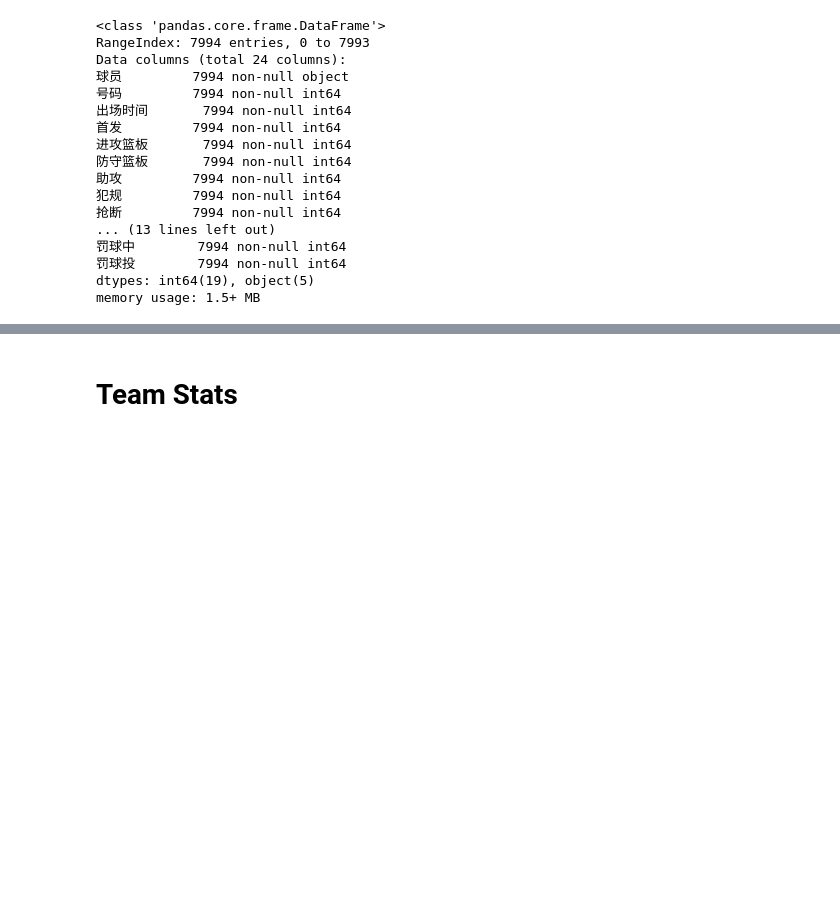
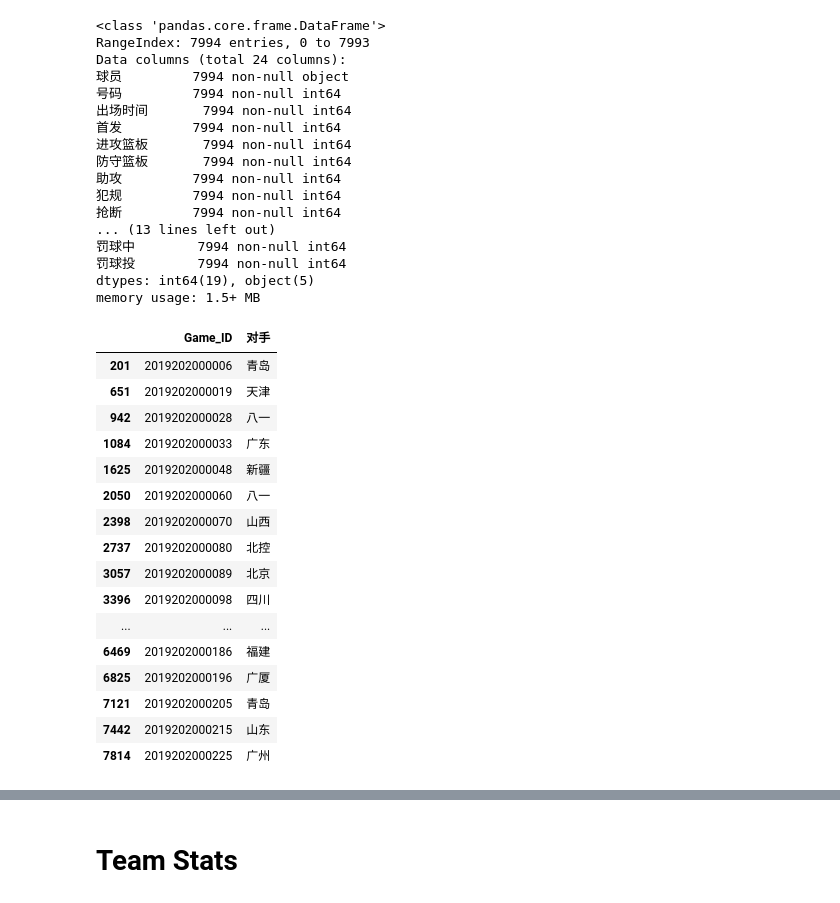
Before and after one commit to JJnotJimmyJohn/CBA-stats-dev, a Jupyter notebook: All_Game_Stats_Processing.ipynb, the cells around one changed output, grey strips where cells are left out. Cells and saved outputs as stored; diff of their text form; code cells hidden in the pictures; blank space fills up the shorter version.

```diff
--- a/All_Game_Stats_Processing.ipynb
+++ b/All_Game_Stats_Processing.ipynb
@@ -41,3 +41,26 @@ Data columns (total 24 columns):
 罚球投        7994 non-null int64
 dtypes: int64(19), object(5)
 memory usage: 1.5+ MB
+# %%
+player_stats = games_stats.loc[games_stats['球员']=='夏钰博',:]
+filter_df = player_stats[['Game_ID','对手']].copy().drop_duplicates()
+# %%
+filter_df
+# %% [output]
+|  | Game_ID | 对手 |
+| 201 | 2019202000006 | 青岛 |
+| 651 | 2019202000019 | 天津 |
+| 942 | 2019202000028 | 八一 |
+| 1084 | 2019202000033 | 广东 |
+| 1625 | 2019202000048 | 新疆 |
+| 2050 | 2019202000060 | 八一 |
+| 2398 | 2019202000070 | 山西 |
+| 2737 | 2019202000080 | 北控 |
+| 3057 | 2019202000089 | 北京 |
+| 3396 | 2019202000098 | 四川 |
+| ... | ... | ... |
+| 6469 | 2019202000186 | 福建 |
+| 6825 | 2019202000196 | 广厦 |
+| 7121 | 2019202000205 | 青岛 |
+| 7442 | 2019202000215 | 山东 |
+| 7814 | 2019202000225 | 广州 |
```
Also changed, not shown: parts of 3 cells of this notebook, 6 other files.
